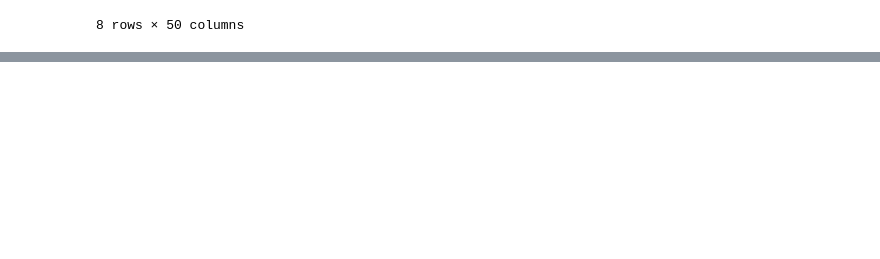
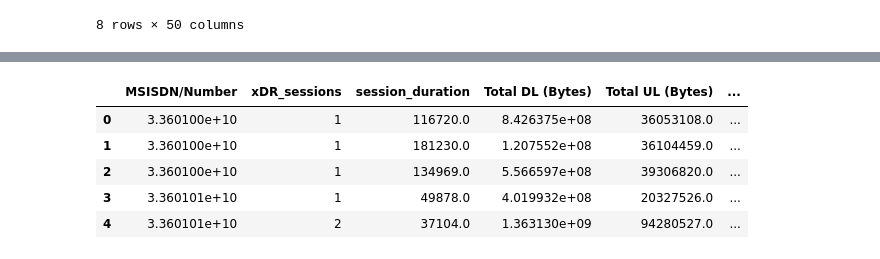
Before and after one commit to teddyhabtamu/Kifiya-AIM-Week-2, a Jupyter notebook: notebooks/data_preparation_and_cleaning.ipynb, the cells around one changed output, grey strips where cells are left out. Drawn from its saved outputs; the diff is of its cells as text; code cells hidden in the pictures; blank space fills up the shorter version.

```diff
--- a/notebooks/data_preparation_and_cleaning.ipynb
+++ b/notebooks/data_preparation_and_cleaning.ipynb
@@ -53 +53,13 @@ cleaned_data.describe()
 8 rows × 50 columns
+# %%
+importlib.reload(dp)
+aggregated_data = dp.aggregate_user_behavior(data)
+# %%
+aggregated_data.head()
+# %% [output]
+|  | MSISDN/Number | xDR_sessions | session_duration | Total DL (Bytes) | Total UL (Bytes) | ... |
+| 0 | 3.360100e+10 | 1 | 116720.0 | 8.426375e+08 | 36053108.0 | ... |
+| 1 | 3.360100e+10 | 1 | 181230.0 | 1.207552e+08 | 36104459.0 | ... |
+| 2 | 3.360100e+10 | 1 | 134969.0 | 5.566597e+08 | 39306820.0 | ... |
+| 3 | 3.360101e+10 | 1 | 49878.0 | 4.019932e+08 | 20327526.0 | ... |
+| 4 | 3.360101e+10 | 2 | 37104.0 | 1.363130e+09 | 94280527.0 | ... |
```
Also changed, not shown: parts of 5 cells of this notebook.
